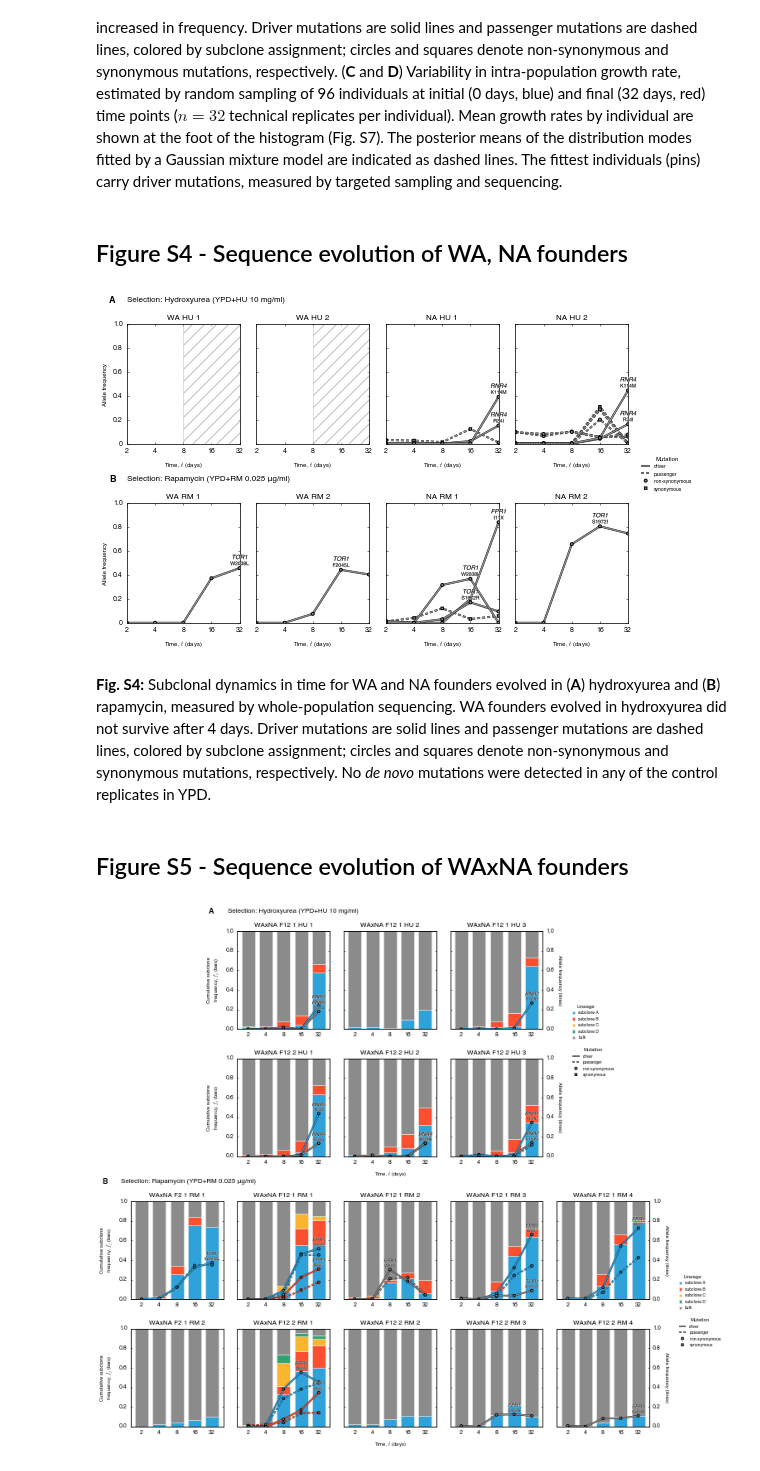
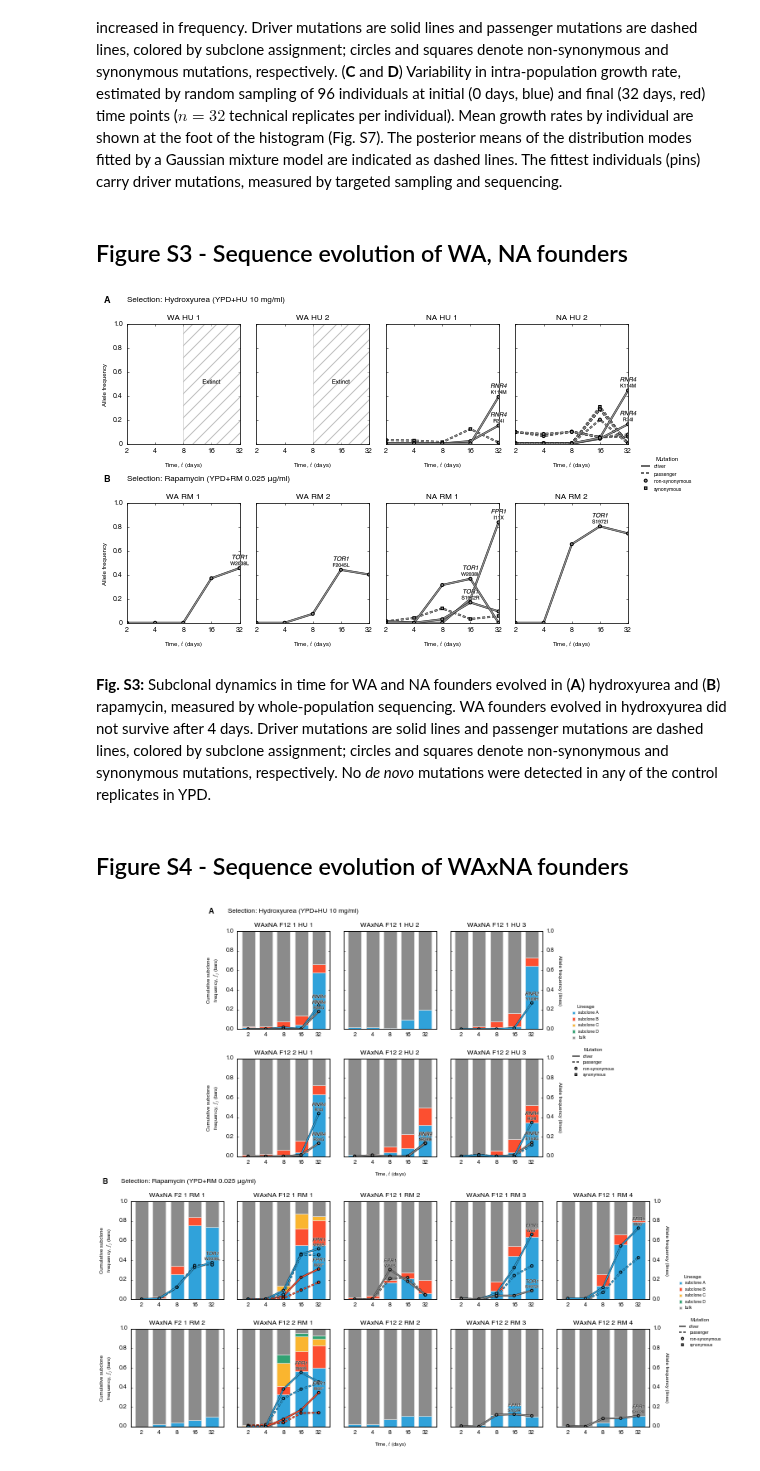
Before and after one commit to ivazquez/clonal-heterogeneity, a Jupyter notebook: src/figure2.ipynb, the cells around one changed output. Cells and saved outputs as stored; diff of their text form; code cells hidden in the pictures.

```diff
--- a/src/figure2.ipynb
+++ b/src/figure2.ipynb
@@ -384,7 +389,7 @@ for (ii, env) in enumerate(['HU','RM']):
 # %% [markdown]
 **Fig. 2:** Reconstruction of subclonal dynamics. (**A** and **B**) Competing subclones evolved in hydroxyurea (A) and rapamycin (B) experienced a variety of fates. Time is on the $x$-axis, starting after crossing when the population has no competing subclones. Cumulative haplotype frequency of subclones (bars) and allele frequency of *de novo* mutants (lines) are on the $y$-axis. Most commonly, selective sweeps were observed where a spontaneous mutation arose and increased in frequency. Driver mutations are solid lines and passenger mutations are dashed lines, colored by subclone assignment; circles and squares denote non-synonymous and synonymous mutations, respectively. (**C** and **D**) Variability in intra-population growth rate, estimated by random sampling of 96 individuals at initial (0 days, blue) and final (32 days, red) time points ($n = 32$ technical replicates per individual). Mean growth rates by individual are shown at the foot of the histogram (Fig. S7). The posterior means of the distribution modes fitted by a Gaussian mixture model are indicated as dashed lines. The fittest individuals (pins) carry driver mutations, measured by targeted sampling and sequencing.
 # %% [markdown]
-## Figure S4 - Sequence evolution of WA, NA founders
+## Figure S3 - Sequence evolution of WA, NA founders
 # %%
 panels = {
     'HU': {
@@ -430,7 +435,7 @@ for (ii, e) in enumerate(['HU','RM']):
         # set axes labels
         if (e,p) in [('HU','WA_HU_1'),('RM','WA_RM_1')]:
             ax.set_ylabel('Allele frequency')
-            ax.text(-0.1, 1.2, chr(ii + ord('A')), transform=ax.transAxes,
+            ax.text(-0.15, 1.2, chr(ii + ord('A')), transform=ax.transAxes,
                     fontsize=9, fontweight='bold', va='center', ha='right')
             ax.text(0, 1.2, 'Selection: %s' % config.selection['long_label'][e],
                     transform=ax.transAxes, fontsize=8, va='center', ha='left')
@@ -464,6 +469,9 @@ for (ii, e) in enumerate(['HU','RM']):
             gdn = groups_dn.get_group((e,p))
         else:
             ax.axvspan(8, 32, facecolor='w', edgecolor='0.5', alpha=0.5, hatch='//')
+            ax.annotate('Extinct', xy=(16,0.5), fontsize=6, ha='center',
+                        #textcoords='offset points', xytext=(0, 13), #ha='center', va='top',
+                        path_effects=[PathEffects.withStroke(linewidth=0.5, foreground="w")])
             continue
 
         for (gene, cds_pos, sub, protein_pos, amino_acids, consequence), gdx in \
@@ -487,43 +495,41 @@ for (ii, e) in enumerate(['HU','RM']):
                 ax.annotate(gene, xy=(index,gdx.frequency[index]), style='italic', fontsize=6,
                             textcoords='offset points', xytext=(0, 13), ha = 'center', va = 'top',
                             path_effects=[PathEffects.withStroke(linewidth=0.5, foreground="w")], zorder=3)
                 ax.annotate(amino_acids.split('/')[0]+protein_pos+amino_acids.split('/')[1],
                             xy=(index,gdx.frequency[index]), fontsize=5,
                             textcoords='offset points', xytext=(0, 7), ha = 'center', va = 'top',
                             path_effects=[PathEffects.withStroke(linewidth=0.4, foreground="w")], zorder=3)
 
-# axes limits
 for ax in fig.get_axes():
 
-    # set scales
-    ax.set_xlim(2, 32)
+    ax.set_xlim(2, 32) # axes limits
     ax.set_ylim(0, 1)
 
     ax.xaxis.label.set_size(6)
     ax.yaxis.label.set_size(6)
     ax.tick_params(axis='both', which='major', size=2, labelsize=6)
     ax.tick_params(axis='both', which='minor', size=0, labelsize=0)
 
     ax.set_xscale('log', base=2)
     ax.set_xticks([2, 4, 8, 16, 32])
-    ax.xaxis.set_major_formatter(ScalarFormatter())
-    ax.yaxis.set_major_locator(MaxNLocator(nbins=5))
+    ax.xaxis.set_major_formatter(ticker.ScalarFormatter())
+    ax.yaxis.set_major_locator(ticker.MaxNLocator(nbins=5))
 
     plt.setp(ax.get_xticklabels(), fontsize=7)
     plt.setp(ax.get_yticklabels(), fontsize=7)
 
     for loc in ['top','bottom','left','right']:
         ax.spines[loc].set_linewidth(0.75)
 
 fig.savefig(dir_supp+'figures/supp_figure_seq_subclonal_dynamics/supp_figure_seq_subclonal_dynamics_parents.png', dpi=300, bbox_inches='tight')
 fig.savefig(dir_supp+'figures/supp_figure_seq_subclonal_dynamics/supp_figure_seq_subclonal_dynamics_parents.svg', dpi=300, bbox_inches='tight')
 plt.show()
 # %% [output]
-[figure, old version]
+[figure, new version]
 # %% [markdown]
-**Fig. S4:** Subclonal dynamics in time for WA and NA founders evolved in (**A**) hydroxyurea and (**B**) rapamycin, measured by whole-population sequencing. WA founders evolved in hydroxyurea did not survive after 4 days. Driver mutations are solid lines and passenger mutations are dashed lines, colored by subclone assignment; circles and squares denote non-synonymous and synonymous mutations, respectively. No *de novo* mutations were detected in any of the control replicates in YPD.
+**Fig. S3:** Subclonal dynamics in time for WA and NA founders evolved in (**A**) hydroxyurea and (**B**) rapamycin, measured by whole-population sequencing. WA founders evolved in hydroxyurea did not survive after 4 days. Driver mutations are solid lines and passenger mutations are dashed lines, colored by subclone assignment; circles and squares denote non-synonymous and synonymous mutations, respectively. No *de novo* mutations were detected in any of the control replicates in YPD.
 # %% [markdown]
-## Figure S5 - Sequence evolution of WAxNA founders
+## Figure S4 - Sequence evolution of WAxNA founders
 # %%
 panels = {
     'HU': {
```
Also changed, not shown: parts of 6 cells of this notebook, 18 other files.
